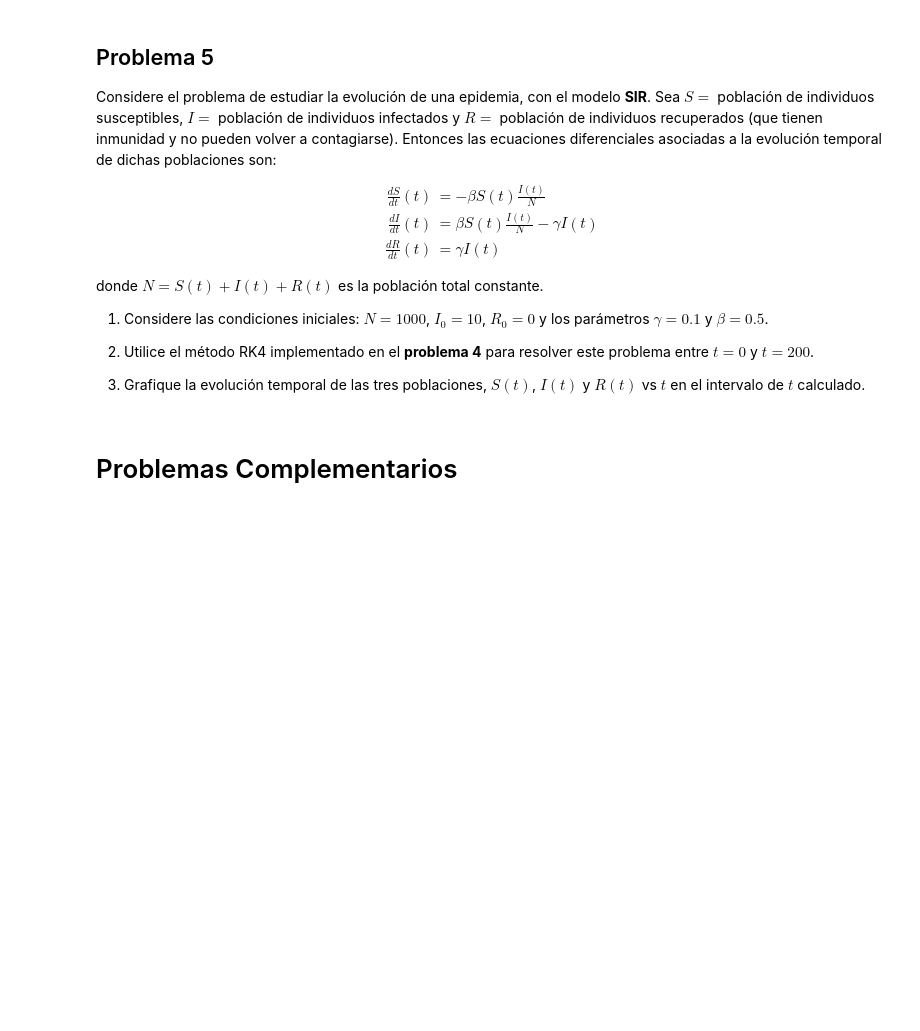
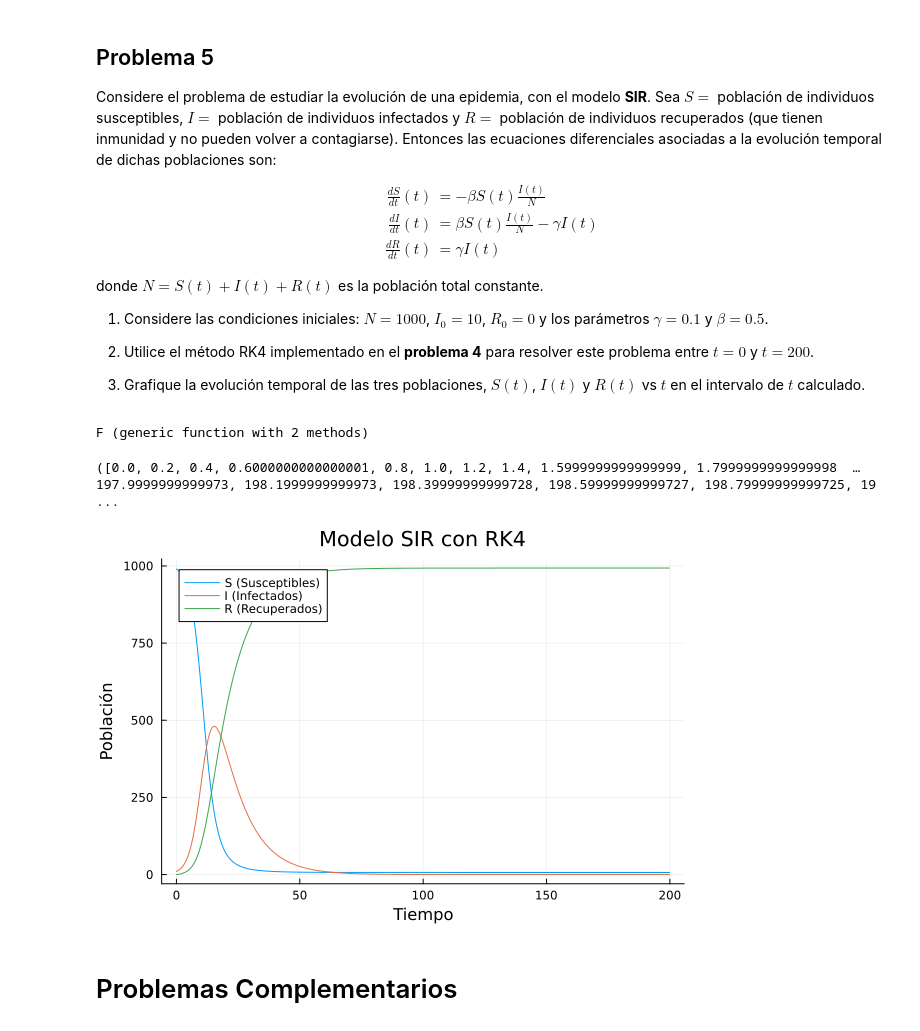
Before and after one commit to martingabrielgomez/Metodos_Numericos, a Jupyter notebook: guia-7-2024.ipynb, the cells around one changed output. Saved outputs shown, nothing was run; the diff lists cells and outputs as text; code cells hidden in the pictures; blank space fills up the shorter version.

```diff
--- a/guia-7-2024.ipynb
+++ b/guia-7-2024.ipynb
@@ -327,6 +339,28 @@ donde $N=S(t)+I(t)+R(t)$ es la población total constante.
 2. Utilice el método RK4 implementado en el **problema 4** para resolver este problema entre $t=0$ y $t=200$.
 
 3. Grafique la evolución temporal de las tres poblaciones, $S(t)$, $I(t)$ y $R(t)$ vs $t$ en el intervalo de $t$ calculado.
+# %%
+β = 0.5
+γ = 0.1
+N = 1000.0
+y0 = [N-10.0, 10.0, 0.0]  # Condiciones iniciales: S0, I0, R0
+t = (0.0, 200.0)
+h = (t[2] - t[1]) / N
+
+# Definición de la función del sistema SIR
+F(S, I, R, t) = [-β * S * I / N, β * S * I / N - γ * I, γ * I]
+# %% [output]
+F (generic function with 2 methods)
+# %%
+t_values, w_values = ODE_multidim(RK4,F,y0,t,h)
+# %% [output]
+([0.0, 0.2, 0.4, 0.6000000000000001, 0.8, 1.0, 1.2, 1.4, 1.5999999999999999, 1.7999999999999998  …  197.9999999999973, 198.1999999999973, 198.39999999999728, 198.59999999999727, 198.79999999999725, 19 ...
+# %%
+plot(t_values, w_values[1, :], label="S (Susceptibles)", xlabel="Tiempo", ylabel="Población", title="Modelo SIR con RK4")
+plot!(t_values, w_values[2, :], label="I (Infectados)")
+plot!(t_values, w_values[3, :], label="R (Recuperados)")
+# %% [output]
+[figure, added]
 # %% [markdown]
 # Problemas Complementarios
 # %% [markdown]
```
Also changed, not shown: parts of 6 cells of this notebook.
